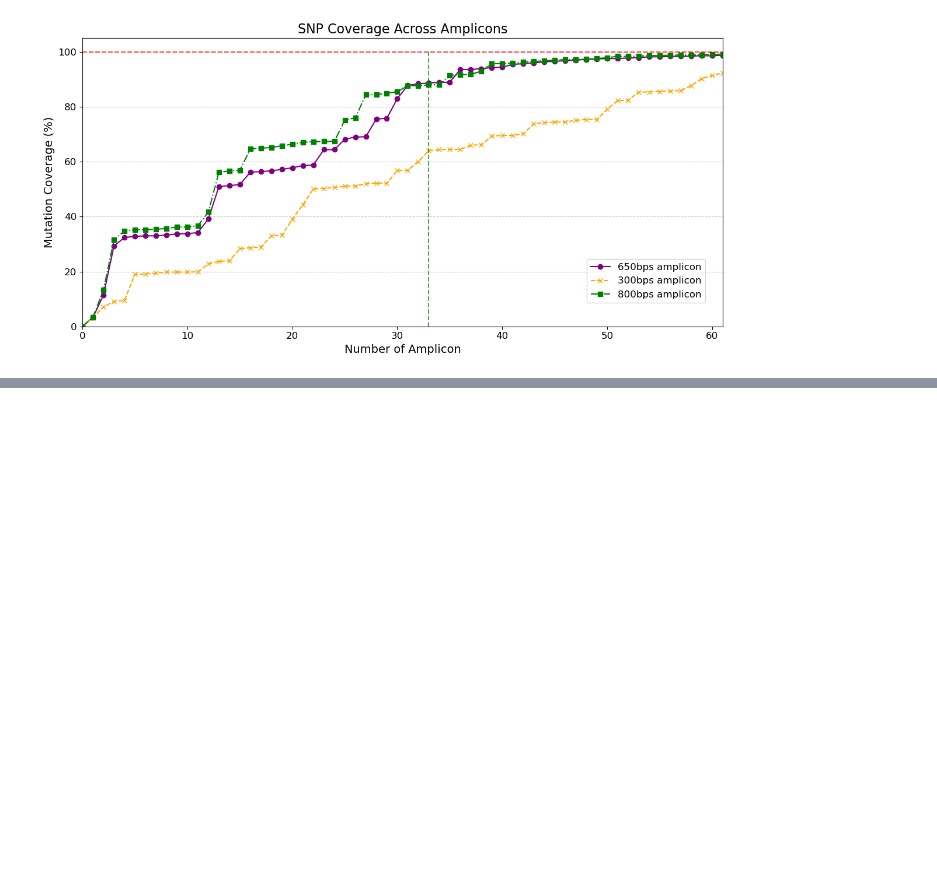
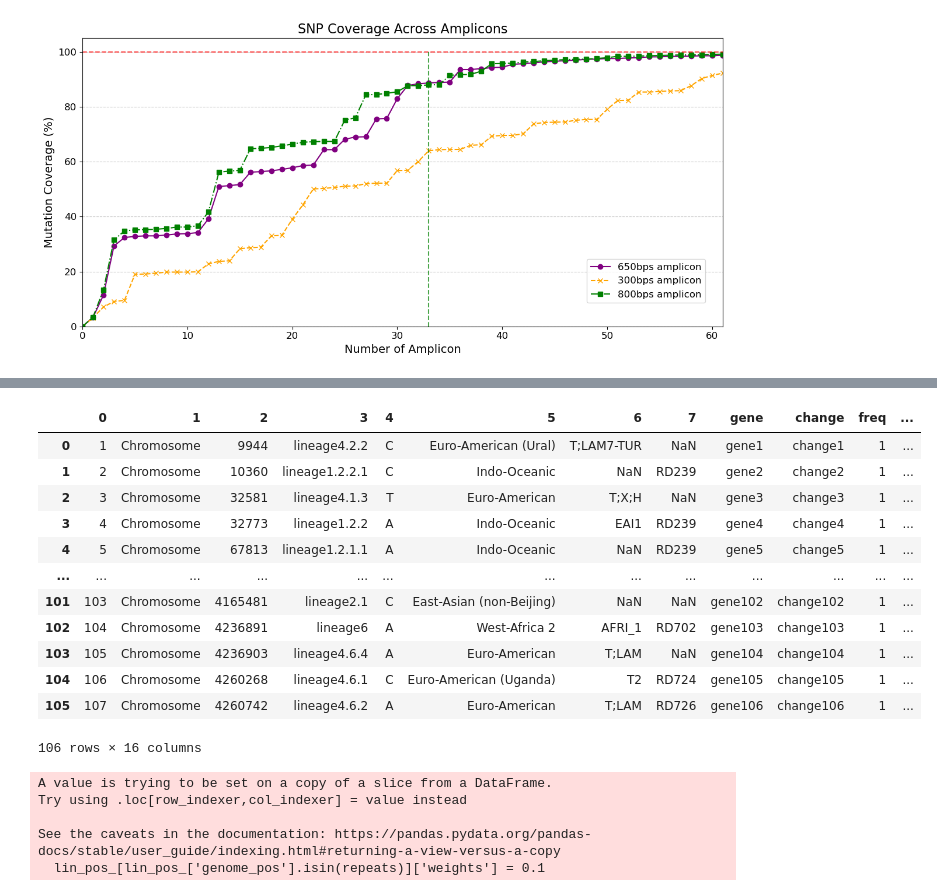
Before and after one commit to linfeng-wang/TOAST, a Jupyter notebook: cache/scratch1.ipynb, the cells around one changed output, grey strips where cells are left out. Drawn from its saved outputs; the diff is of its cells as text; code cells hidden in the pictures; blank space fills up the shorter version.

```diff
--- a/cache/scratch1.ipynb
+++ b/cache/scratch1.ipynb
@@ -658,0 +661,2 @@ plt.show()
+# %%
+lin_pos = pd.read_excel('lineage_specific_snp.xlsx',header=None)
@@ -658,0 +679,26 @@ plt.show()
+# %%
+lin_pos['gene']=[f'gene{x}' for x in range(1, lin_pos.shape[0]+1)]
+lin_pos['change']=[f'change{x}' for x in range(1, lin_pos.shape[0]+1)]
+lin_pos[3].replace('.', '', regex=False, inplace=True)
+lin_pos['freq'] = 1
+lin_pos['type'] = '-'
+lin_pos['sublin'] = '-'
+lin_pos['drtype'] = '-'
+lin_pos['drugs'] = '-'
+lin_pos['weights'] = 1
+# %%
+lin_pos
+# %% [output]
+|  | 0 | 1 | 2 | 3 | 4 | 5 | 6 | 7 | gene | change | freq | ... |
+| 0 | 1 | Chromosome | 9944 | lineage4.2.2 | C | Euro-American (Ural) | T;LAM7-TUR | NaN | gene1 | change1 | 1 | ... |
+| 1 | 2 | Chromosome | 10360 | lineage1.2.2.1 | C | Indo-Oceanic | NaN | RD239 | gene2 | change2 | 1 | ... |
+| 2 | 3 | Chromosome | 32581 | lineage4.1.3 | T | Euro-American | T;X;H | NaN | gene3 | change3 | 1 | ... |
+| 3 | 4 | Chromosome | 32773 | lineage1.2.2 | A | Indo-Oceanic | EAI1 | RD239 | gene4 | change4 | 1 | ... |
+| 4 | 5 | Chromosome | 67813 | lineage1.2.1.1 | A | Indo-Oceanic | NaN | RD239 | gene5 | change5 | 1 | ... |
+| ... | ... | ... | ... | ... | ... | ... | ... | ... | ... | ... | ... | ... |
+| 101 | 103 | Chromosome | 4165481 | lineage2.1 | C | East-Asian (non-Beijing) | NaN | NaN | gene102 | change102 | 1 | ... |
+| 102 | 104 | Chromosome | 4236891 | lineage6 | A | West-Africa 2 | AFRI_1 | RD702 | gene103 | change103 | 1 | ... |
+| 103 | 105 | Chromosome | 4236903 | lineage4.6.4 | A | Euro-American | T;LAM | NaN | gene104 | change104 | 1 | ... |
+| 104 | 106 | Chromosome | 4260268 | lineage4.6.1 | C | Euro-American (Uganda) | T2 | RD724 | gene105 | change105 | 1 | ... |
+| 105 | 107 | Chromosome | 4260742 | lineage4.6.2 | A | Euro-American | T;LAM | RD726 | gene106 | change106 | 1 | ... |
+106 rows × 16 columns
@@ -658,0 +711,8 @@ plt.show()
+# %%
+lin_pos_[lin_pos_['genome_pos'].isin(repeats)]['weights'] = 0.1
+# %% [output]
+A value is trying to be set on a copy of a slice from a DataFrame.
+Try using .loc[row_indexer,col_indexer] = value instead
+
+See the caveats in the documentation: https://pandas.pydata.org/pandas-docs/stable/user_guide/indexing.html#returning-a-view-versus-a-copy
+  lin_pos_[lin_pos_['genome_pos'].isin(repeats)]['weights'] = 0.1
```
Also changed, not shown: parts of 5 cells of this notebook, 22 other files.
